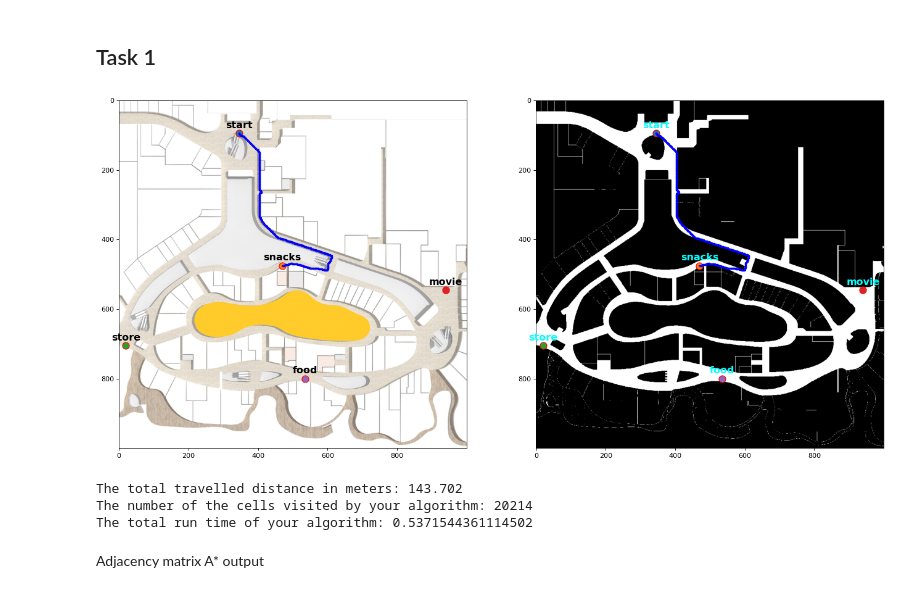
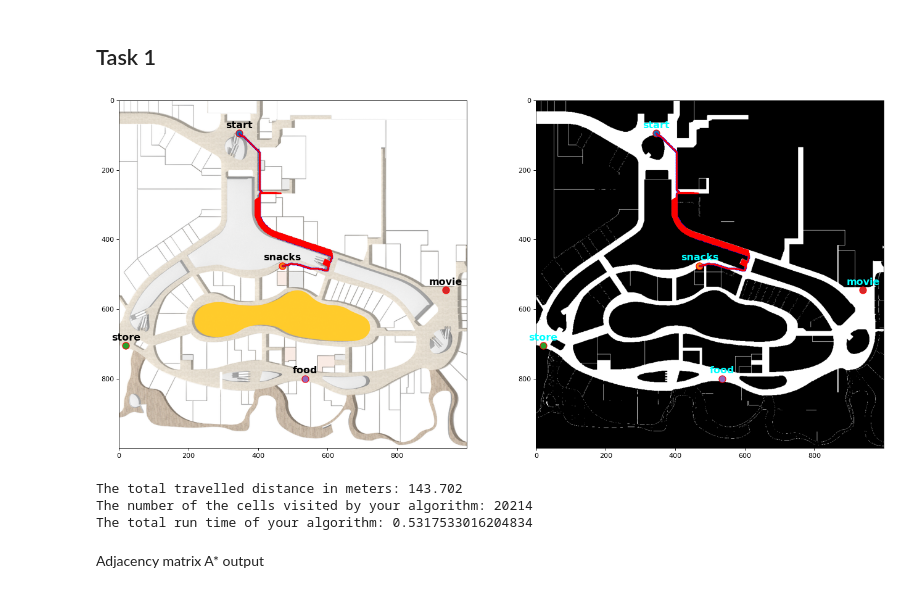
Before and after one commit to Chronobreakk/ME5413_Homework3_Planning, a Jupyter notebook: homework3.ipynb, the cells around one changed output. Saved outputs shown, nothing was run; the diff lists cells and outputs as text; code cells hidden in the pictures.

Commit message:
update image display

```diff
--- a/homework3.ipynb
+++ b/homework3.ipynb
@@ -131,18 +131,22 @@ def reconstruct_path(came_from, current):
     path.reverse()
     return path
 
-def plot_path(path, locations, floor_plan, grid_map_img):
+def plot_path(path, visited_set, locations, floor_plan, grid_map_img):
     plt.figure(figsize=(20, 10), dpi=80)
     plt.subplot(1,2,1)
     plt.imshow(floor_plan)
     plot_locations(locations)
     for node in path:
         plt.plot(node[0], node[1], marker="o", markersize=2, markeredgecolor="blue")
+    for node in visited_set:
+        plt.plot(node[0], node[1], marker="o", markersize=1, markeredgecolor="red")
     plt.subplot(1,2,2)
     plt.imshow(grid_map_img, cmap='gray')
     plot_locations(locations, color='cyan')
     for node in path:
         plt.plot(node[0], node[1], marker="o", markersize=2, markeredgecolor="blue")
+    for node in visited_set:
+        plt.plot(node[0], node[1], marker="o", markersize=1, markeredgecolor="red")
     plt.show()
 
 def a_star(start, goal, map_data):
@@ -154,42 +158,42 @@ def a_star(start, goal, map_data):
     f_score = {start: h(start, goal)}
     visited_nodes = 0
     obstacle_map = grid_map.copy()
+    visited_set = set()
 
     while open_set:
         current = heapq.heappop(open_set)[1]
         visited_nodes += 1
+        visited_set.add(current)
 
         if current == goal:
             path = reconstruct_path(came_from, current)
-            return path, g_score[current], visited_nodes, time.time() - start_time
+            return path, visited_set, g_score[current], visited_nodes, time.time() - start_time
 
         for neighbor in get_neighbour(current, map_data, obstacle_map):
             tentative_g_score = g_score[current] + cost(current, neighbor)
             if neighbor not in g_score or tentative_g_score < g_score[neighbor]:
                 came_from[neighbor] = current
                 g_score[neighbor] = tentative_g_score
                 f_score[neighbor] = tentative_g_score + h(neighbor, goal)
                 heapq.heappush(open_set, (f_score[neighbor], neighbor))
 
     return None
 
 # Run the A* algorithm
 start = tuple(locations['start'])
 goal = tuple(locations['snacks'])
-path, distance, visited_nodes, run_time = a_star(start, goal, grid_map)
+path, visited_set, distance, visited_nodes, run_time = a_star(start, goal, grid_map)
 
-
-
-plot_path(path, locations, floor_plan, grid_map_img)
+plot_path(path, visited_set, locations, floor_plan, grid_map_img)
 # Print the results
 print("The total travelled distance in meters:", round(distance,3))
 print("The number of the cells visited by your algorithm:", visited_nodes)
 print("The total run time of your algorithm:", run_time)
 # %% [output]
-[figure, old version]
+[figure, new version]
 The total travelled distance in meters: 143.702
 The number of the cells visited by your algorithm: 20214
-The total run time of your algorithm: 0.5371544361114502
+The total run time of your algorithm: 0.5317533016204834
 # %% [markdown]
 Adjacency matrix  A* output
 # %%
```
